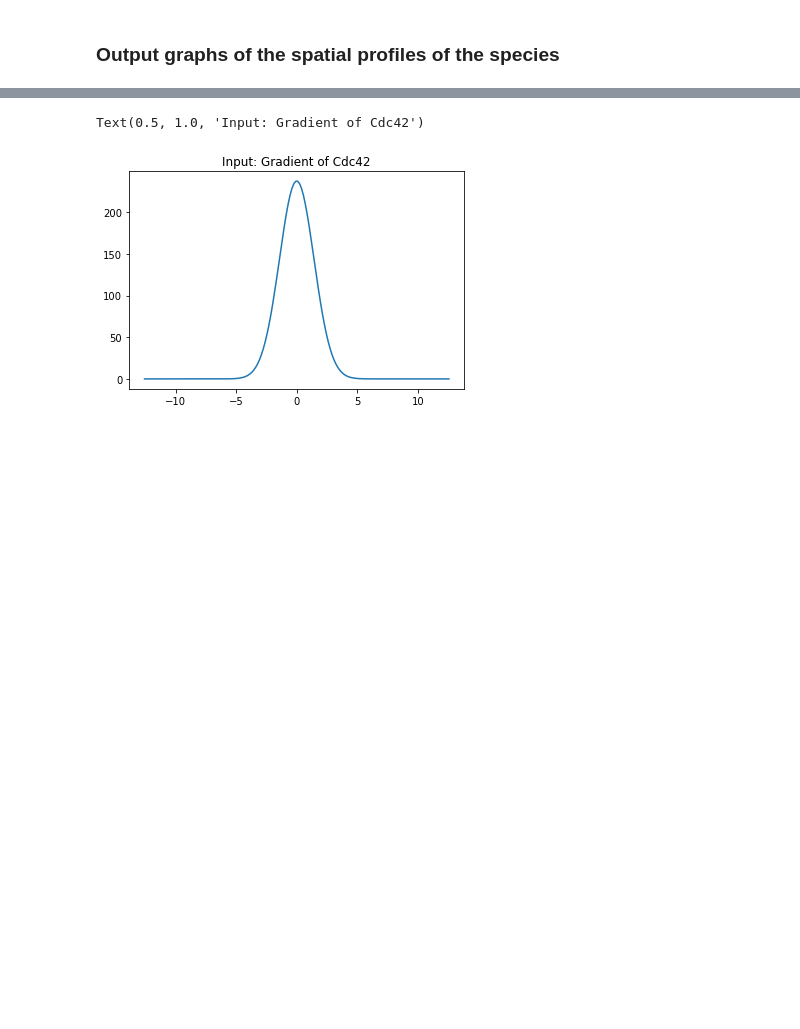
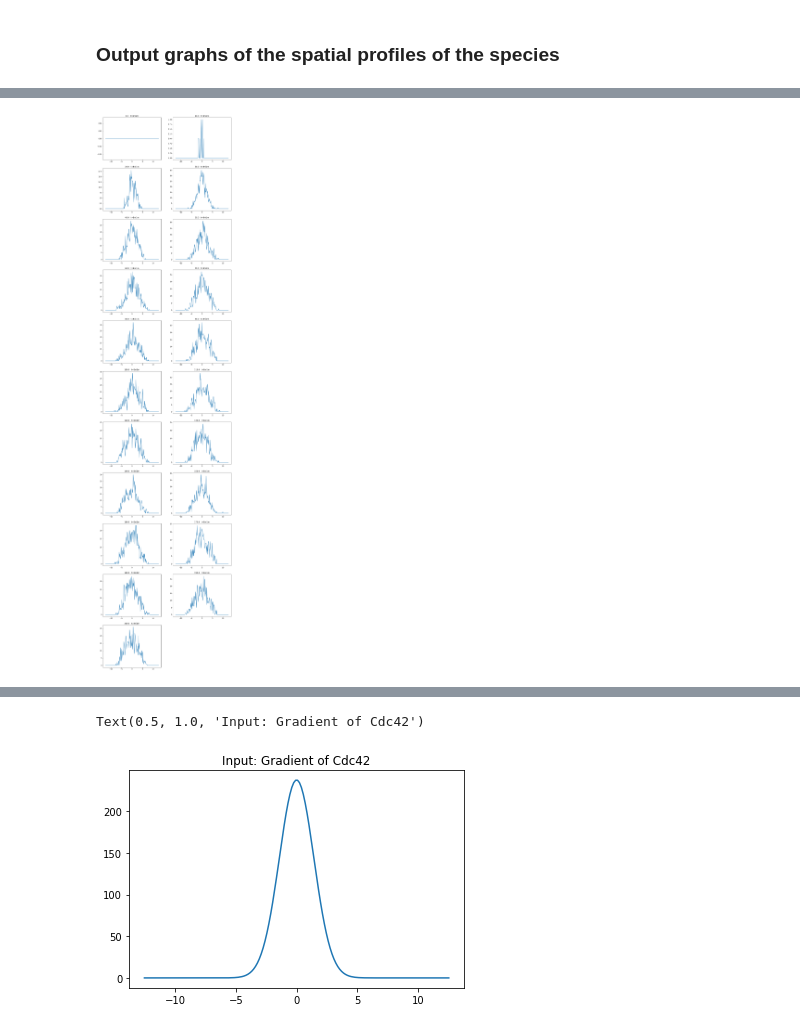
Before and after one commit to StochSS/SpatialPy, a Jupyter notebook: examples/yeast_polarization/Polarisome_1D.ipynb, the cells around one changed output, grey strips where cells are left out. Saved outputs shown, nothing was run; the diff lists cells and outputs as text; code cells hidden in the pictures; blank space fills up the shorter version.

```diff
--- a/examples/yeast_polarization/Polarisome_1D.ipynb
+++ b/examples/yeast_polarization/Polarisome_1D.ipynb
@@ -107,14 +103,2 @@ Wall time: 1h 28min 17s
 # %% [markdown]
 ### Output graphs of the spatial profiles of the species
-# %%
-import time
-from IPython.display import display, clear_output
-x_vals = model.domain.coordinates()[:,0]
-sname = "Bni1m"
-for n,t in enumerate(model.tspan):
-    #clear_output()
-    S = result.get_species(sname, timepoints=n)
-    plt.plot(x_vals, S)
-    plt.title('{1}   t={0}'.format(t, sname))
-    plt.show()
-    time.sleep(.1)
@@ -135,10 +104,0 @@ for n,t in enumerate(model.tspan):
-# %%
-x_vals = model.domain.coordinates()[:,0]
-sname = "Spa2m"
-for n,t in enumerate(model.tspan):
-    #clear_output()
-    S = result.get_species(sname, timepoints=n)
-    time.sleep(.1)
-    plt.plot(x_vals, S)
-    plt.title('{1}   t={0}'.format(t, sname))
-    plt.show()
@@ -158,0 +105,18 @@ for n,t in enumerate(model.tspan):
+# %%
+def plot(sname):
+    x_vals = model.domain.coordinates()[:,0]
+
+    tspan_len = len(model.tspan)
+    num_rows = math.ceil(tspan_len/2)
+    fig, axs = plt.subplots(num_rows, 2, figsize=[15, 6 * num_rows])
+    if tspan_len%2 != 0:
+        fig.delaxes(axs[num_rows - 1, 1])
+
+    for n, t in enumerate(model.tspan):
+        S = result.get_species(sname, timepoints=n)
+        axs[int(n/2), n%2].plot(x_vals, S)
+        axs[int(n/2), n%2].set_title(f'{t}   t={sname}')
+# %%
+plot("Bni1m")
+# %% [output]
+[figure, added]
```
Also changed, not shown: parts of 6 cells of this notebook.
